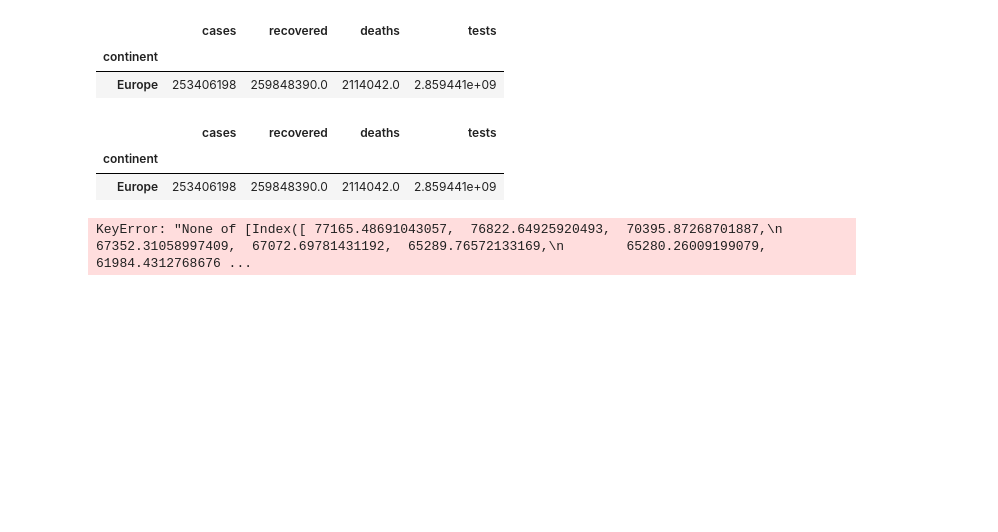
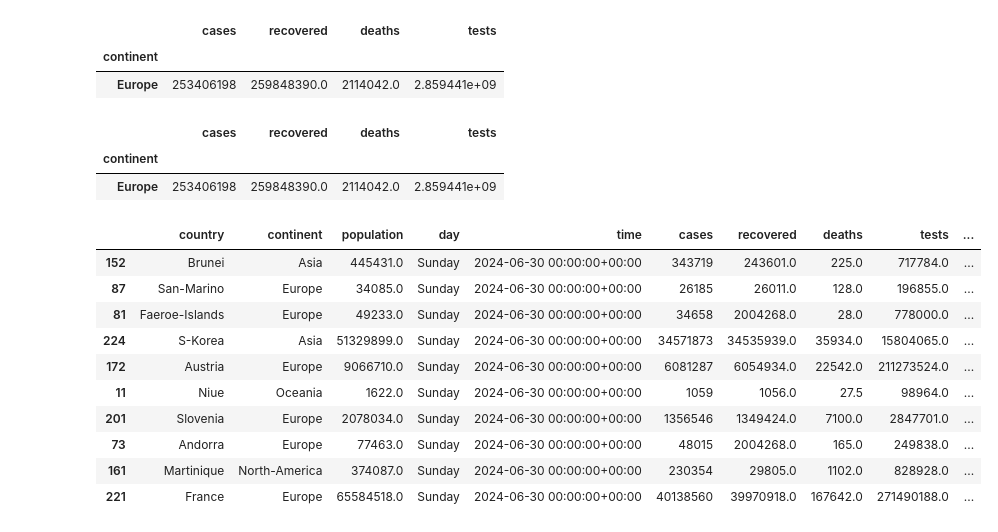
Before and after one commit to MuhammadUtoro/Data-Analytics-Project, a Jupyter notebook: Covid 19 Dataset/notebook/project.ipynb, the cells around one changed output. Drawn from its saved outputs; the diff is of its cells as text; code cells hidden in the pictures; blank space fills up the shorter version.

```diff
--- a/Covid 19 Dataset/notebook/project.ipynb
+++ b/Covid 19 Dataset/notebook/project.ipynb
@@ -224,6 +224,17 @@ aggregate_by_cont.sort_values('tests', ascending=False).head(1)
 df['cases_per_100k'] = df['cases']/df['population']*100000
 df['deaths_per_100k'] = df['deaths']/df['population']*100000
 # %%
-df['cases_per_100k'].sort_values(ascending=False).head(10)
+# Top 10 countries with highest cases
+df.sort_values('cases_per_100k', ascending=False).head(10)
 # %% [output]
-KeyError: "None of [Index([ 77165.48691043057,  76822.64925920493,  70395.87268701887,\n        67352.31058997409,  67072.69781431192,  65289.76572133169,\n        65280.26009199079,  61984.4312768676 ...
+|  | country | continent | population | day | time | cases | recovered | deaths | tests | ... |
+| 152 | Brunei | Asia | 445431.0 | Sunday | 2024-06-30 00:00:00+00:00 | 343719 | 243601.0 | 225.0 | 717784.0 | ... |
+| 87 | San-Marino | Europe | 34085.0 | Sunday | 2024-06-30 00:00:00+00:00 | 26185 | 26011.0 | 128.0 | 196855.0 | ... |
+| 81 | Faeroe-Islands | Europe | 49233.0 | Sunday | 2024-06-30 00:00:00+00:00 | 34658 | 2004268.0 | 28.0 | 778000.0 | ... |
+| 224 | S-Korea | Asia | 51329899.0 | Sunday | 2024-06-30 00:00:00+00:00 | 34571873 | 34535939.0 | 35934.0 | 15804065.0 | ... |
+| 172 | Austria | Europe | 9066710.0 | Sunday | 2024-06-30 00:00:00+00:00 | 6081287 | 6054934.0 | 22542.0 | 211273524.0 | ... |
+| 11 | Niue | Oceania | 1622.0 | Sunday | 2024-06-30 00:00:00+00:00 | 1059 | 1056.0 | 27.5 | 98964.0 | ... |
+| 201 | Slovenia | Europe | 2078034.0 | Sunday | 2024-06-30 00:00:00+00:00 | 1356546 | 1349424.0 | 7100.0 | 2847701.0 | ... |
+| 73 | Andorra | Europe | 77463.0 | Sunday | 2024-06-30 00:00:00+00:00 | 48015 | 2004268.0 | 165.0 | 249838.0 | ... |
+| 161 | Martinique | North-America | 374087.0 | Sunday | 2024-06-30 00:00:00+00:00 | 230354 | 29805.0 | 1102.0 | 828928.0 | ... |
+| 221 | France | Europe | 65584518.0 | Sunday | 2024-06-30 00:00:00+00:00 | 40138560 | 39970918.0 | 167642.0 | 271490188.0 | ... |
```
Also changed, not shown: parts of 5 cells of this notebook, 1 other file.
